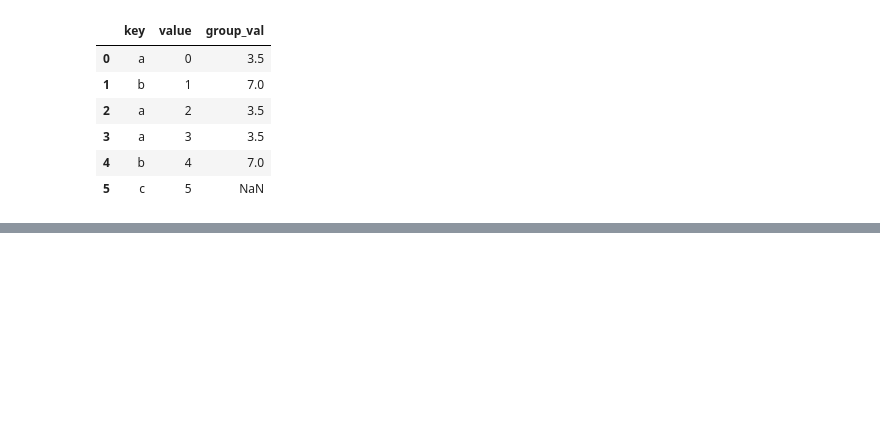
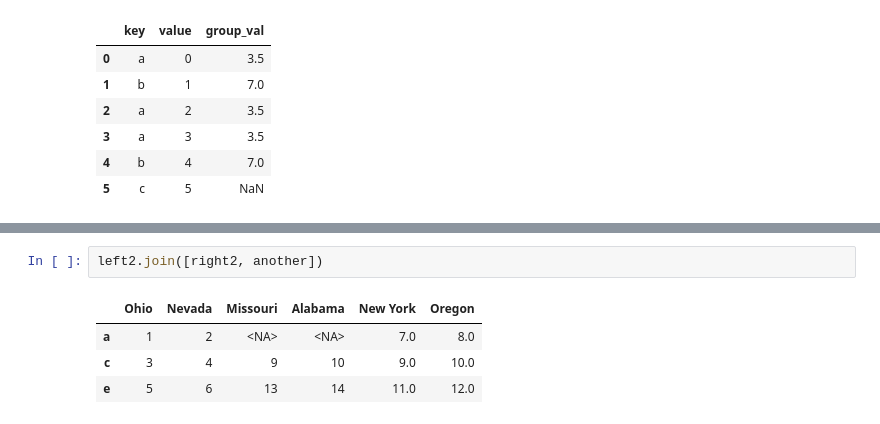
Before and after one commit to LydiaStoneKonstanski/WesCh678, a Jupyter notebook: Chapter8WorkAlong.ipynb, the cells around one changed output, grey strips where cells are left out. Drawn from its saved outputs; the diff is of its cells as text; blank space fills up the shorter version.

```diff
--- a/Chapter8WorkAlong.ipynb
+++ b/Chapter8WorkAlong.ipynb
@@ -614,0 +621,7 @@ SyntaxError: closing parenthesis ']' does not match opening parenthesis '(' (132
+# %%
+left2.join([right2, another])
+# %% [output]
+|  | Ohio | Nevada | Missouri | Alabama | New York | Oregon |
+| a | 1 | 2 | <NA> | <NA> | 7.0 | 8.0 |
+| c | 3 | 4 | 9 | 10 | 9.0 | 10.0 |
+| e | 5 | 6 | 13 | 14 | 11.0 | 12.0 |
```
Also changed, not shown: parts of 43 cells of this notebook.
